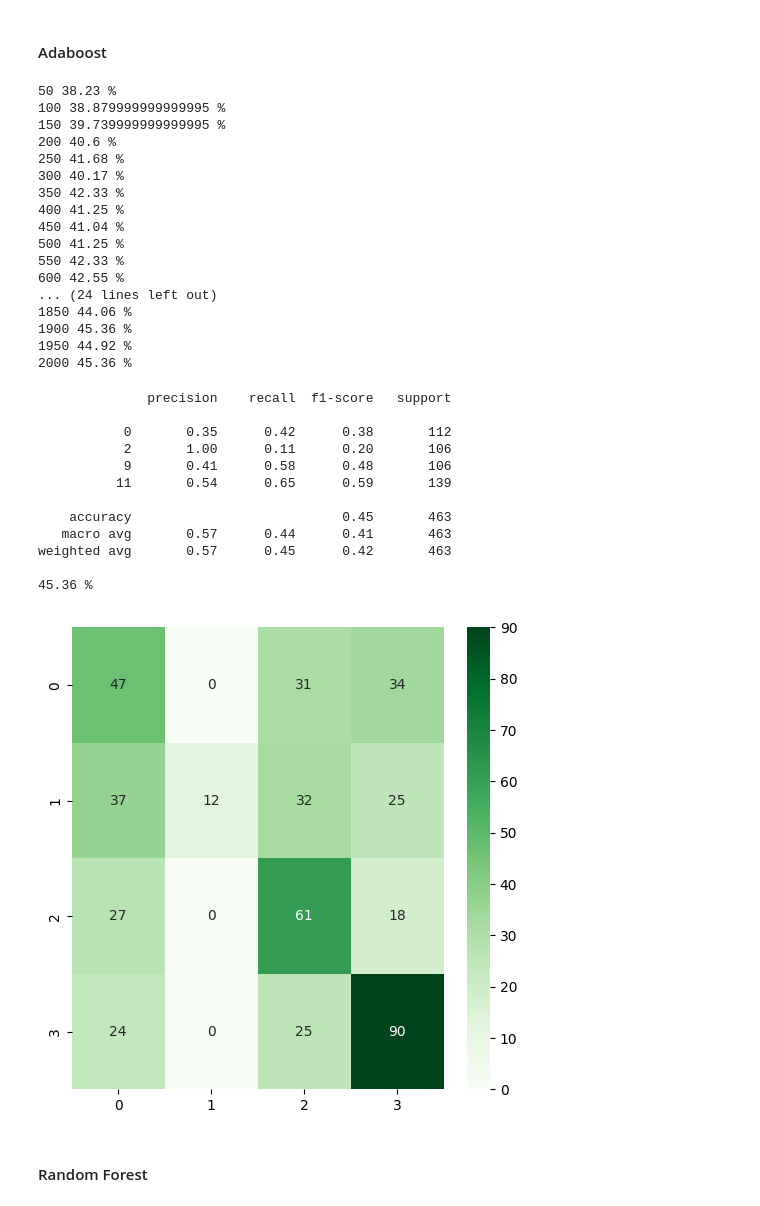
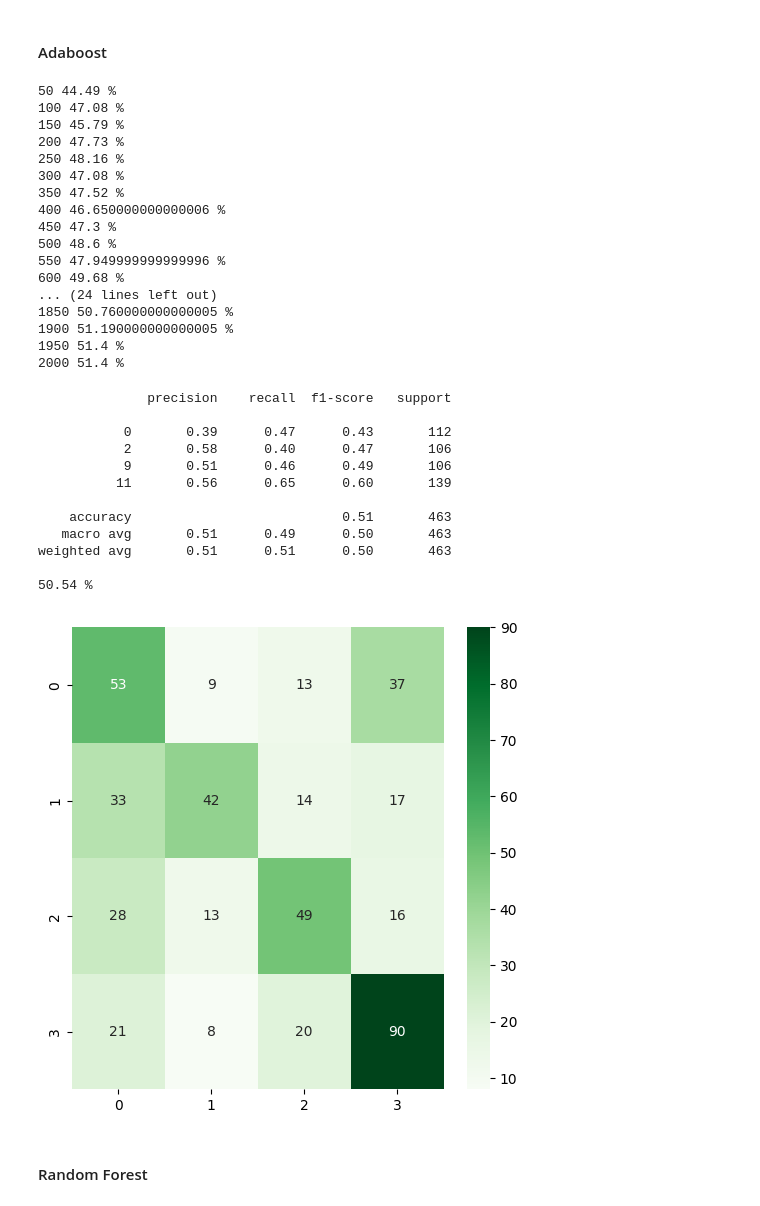
Before and after one commit to Yehudit-Brickner/ML_class, a Jupyter notebook: sport_balls2.ipynb, the cells around one changed output. Drawn from its saved outputs; the diff is of its cells as text; code cells hidden in the pictures.

```diff
--- a/sport_balls2.ipynb
+++ b/sport_balls2.ipynb
@@ -244,7 +226,7 @@ train test split
 # %%
 X_train, X_test, y_train, y_test = train_test_split(X, y, test_size=0.3, random_state=42)
 # %%
-pca1=PCA(n_components=0.9)
+pca1=PCA(n_components=100)
 X_train5=pca1.fit_transform(X_train)
 X_test5=pca1.transform(X_test)
 y_train5 = y_train
@@ -331,10 +313,10 @@ squared_hinge l2 52.480000000000004 %
 # %%
-svm5 =  OneVsOneClassifier(LinearSVC(random_state=0, loss="hinge",penalty="l2")).fit(X_train5, y_train5)
+svm5 =  OutputCodeClassifier(LinearSVC(random_state=0, loss="hinge",penalty="l2")).fit(X_train5, y_train5)
 pred_svm5 = svm5.predict(X_test5)
 Confusion_Matrix(confusion_matrix(y_test5,pred_svm5))
 print(classification_report(y_test5, pred_svm5))
 print(round(np.sum([y_test5==pred_svm5])/len(y_test5),4)*100,"%")
-results.append(['edges PCA 0.9', 'SVM',round(np.sum([y_test5==pred_svm5])/len(y_test5),4)*100 ])
+results.append(['edges PCA 100', 'SVM',round(np.sum([y_test5==pred_svm5])/len(y_test5),4)*100 ])
 # %% [output]
               precision    recall  f1-score   support
 
@@ -382,7 +364,7 @@ pred_knn5 = neigh5.predict(X_test5)
 Confusion_Matrix(confusion_matrix(y_test5,pred_knn5))
 print(classification_report(y_test5, pred_knn5))
 print(round(np.sum([y_test5==pred_knn5])/len(y_test5),4)*100,"%")
-results.append(['edges PCA 0.9', 'KNN',round(np.sum([y_test5==pred_knn5])/len(y_test5),4)*100 ])
+results.append(['edges PCA 100', 'KNN',round(np.sum([y_test5==pred_knn5])/len(y_test5),4)*100 ])
 # %% [output]
               precision    recall  f1-score   support
 
@@ -406,45 +388,45 @@ for i in range(50,2001,50):
     pred_ada = ada.predict(X_test5)
     print(i,round(np.sum([y_test5==pred_ada])/len(y_test5),4)*100,"%")
 # %% [output]
-50 38.23 %
-100 38.879999999999995 %
-150 39.739999999999995 %
-200 40.6 %
-250 41.68 %
-300 40.17 %
-350 42.33 %
-400 41.25 %
-450 41.04 %
-500 41.25 %
-550 42.33 %
-600 42.55 %
+50 44.49 %
+100 47.08 %
+150 45.79 %
+200 47.73 %
+250 48.16 %
+300 47.08 %
+350 47.52 %
+400 46.650000000000006 %
+450 47.3 %
+500 48.6 %
+550 47.949999999999996 %
+600 49.68 %
 ... (24 lines left out)
-1850 44.06 %
-1900 45.36 %
-1950 44.92 %
-2000 45.36 %
+1850 50.760000000000005 %
+1900 51.190000000000005 %
+1950 51.4 %
+2000 51.4 %
 # %%
-ada5 = AdaBoostClassifier(n_estimators=2000, algorithm="SAMME",random_state=0)
+ada5 = AdaBoostClassifier(n_estimators=1650, algorithm="SAMME",random_state=0)
 ada5.fit(X_train5,y_train5)
 pred_ada5 = ada5.predict(X_test5)
 Confusion_Matrix(confusion_matrix(y_test5,pred_ada5))
 print(classification_report(y_test5, pred_ada5))
 print(round(np.sum([y_test5==pred_ada5])/len(y_test5),4)*100,"%")
-results.append(['edges PCA 0.9', 'Adaboost',round(np.sum([y_test5==pred_ada5])/len(y_test5),4)*100 ])
+results.append(['edges PCA 100', 'Adaboost',round(np.sum([y_test5==pred_ada5])/len(y_test5),4)*100 ])
 # %% [output]
               precision    recall  f1-score   support
 
-           0       0.35      0.42      0.38       112
-           2       1.00      0.11      0.20       106
-           9       0.41      0.58      0.48       106
-          11       0.54      0.65      0.59       139
+           0       0.39      0.47      0.43       112
+           2       0.58      0.40      0.47       106
+           9       0.51      0.46      0.49       106
+          11       0.56      0.65      0.60       139
 
-    accuracy                           0.45       463
-   macro avg       0.57      0.44      0.41       463
-weighted avg       0.57      0.45      0.42       463
+    accuracy                           0.51       463
+   macro avg       0.51      0.49      0.50       463
+weighted avg       0.51      0.51      0.50       463
 
-45.36 %
+50.54 %
-[figure, old version]
+[figure, new version]
 # %% [markdown]
 #### Random Forest
 # %%
```
Also changed, not shown: parts of 32 cells of this notebook.
